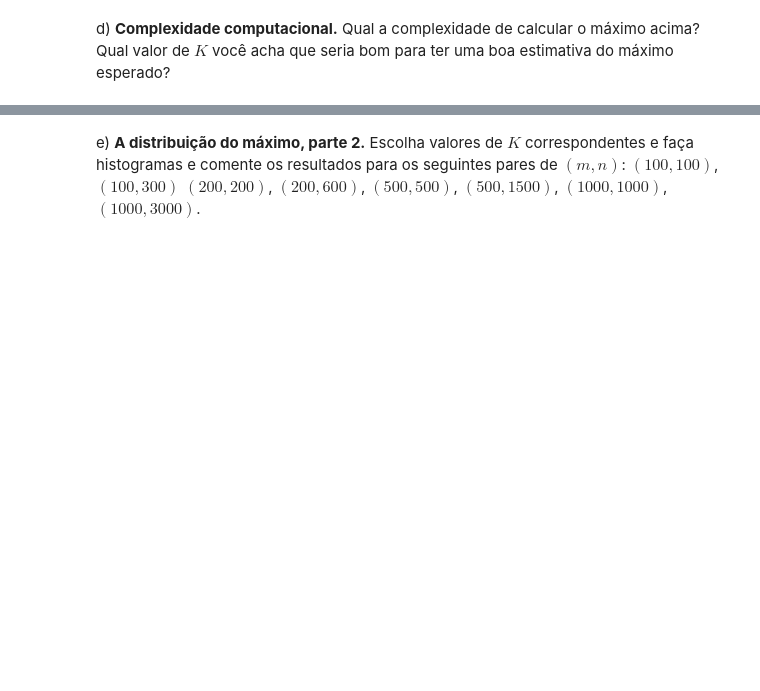
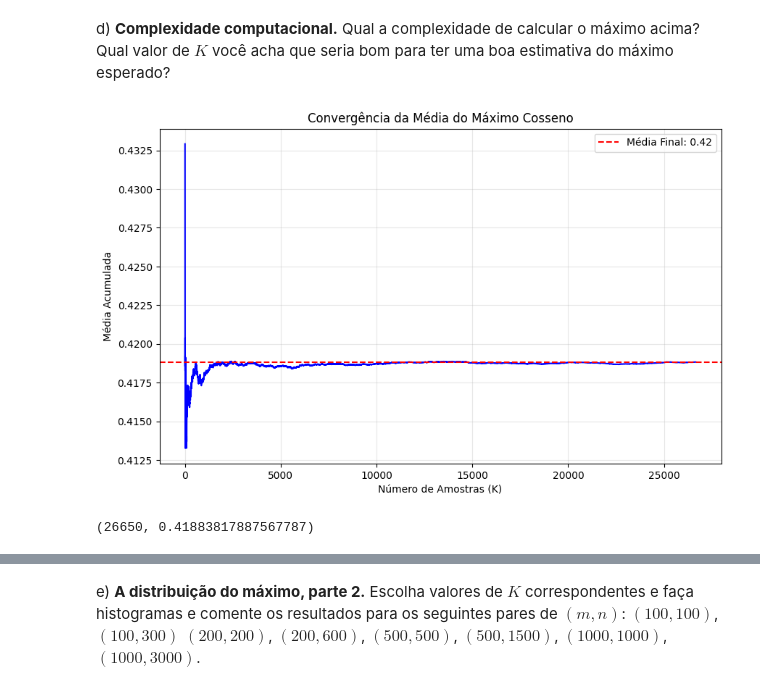
Before and after one commit to viniciodeusdara/FGV-ALN-Projeto-4, a Jupyter notebook: main.ipynb, the cells around one changed output, grey strips where cells are left out. Cells and saved outputs as stored; diff of their text form; code cells hidden in the pictures; blank space fills up the shorter version.

```diff
--- a/main.ipynb
+++ b/main.ipynb
@@ -182,10 +180,58 @@ plot_cosines()
 # %% [markdown]
 d) **Complexidade computacional.** Qual a complexidade de calcular o máximo acima? Qual valor de $K$ você acha que seria bom para ter uma boa estimativa do máximo esperado?
 # %%
-def complexity():
-    pass
+def find_optimal_k(m=100, n=300, epsilon=1e-6, max_k=50000):
+    """Encontra o K ótimo baseado na convergência da média.
 
-def best_Ks() -> list:
-    pass
+    Args:
+        m (int, optional): Número de linhas da matriz. Defaults to 100.
+        n (int, optional): Número de colunas da matriz. Defaults to 300.
+        epsilon (float, optional): Erro para verificar convergência. Defaults to 0.005.
+        max_k (int, optional): Número máximo de matrizes. Defaults to 5000.
 
-k_values = best_Ks()
+    Returns:
+        _type_: _description_
+    """
+    max_values = []
+    cumulative_mean = []
+    k = 0
+
+    # Loop até k se estabilizar ou atingir o número máximo
+    while k < max_k:
+
+        # Gerar uma nova amostra
+        new_max = max_cosine(m, n)
+        max_values.append(new_max)
+        k = len(max_values)
+
+        # Atualizar a média acumulada
+        current_mean = np.mean(max_values)
+        cumulative_mean.append(current_mean)
+
+        # Verificar convergência a cada 50 amostras (p/ eficiência)
+        if k % 50 == 0:
+
+            # Separar os valores pela metade e comparar a mudança relativa da metade inicial com a final
+            half_k = max(k // 2, 1)
+            mean_half = np.mean(max_values[:half_k])
+            rel_change = abs(current_mean - mean_half) / mean_half
+
+            if rel_change < epsilon:
+                break
+
+    plt.figure(figsize=(10, 6))
+    plt.plot(range(1, k+1), cumulative_mean, 'b-')
+    plt.axhline(y=current_mean, color='r', linestyle='--', label=f'Média Final: {current_mean:.2f}')
+    plt.title('Convergência da Média do Máximo Cosseno')
+    plt.xlabel('Número de Amostras (K)')
+    plt.ylabel('Média Acumulada')
+    plt.legend()
+    plt.grid(alpha=0.3)
+    plt.show()
+
+    return k, current_mean
+
+find_optimal_k()
+# %% [output]
+[figure, added]
+(26650, 0.41883817887567787)
```
Also changed, not shown: parts of 9 cells of this notebook.
